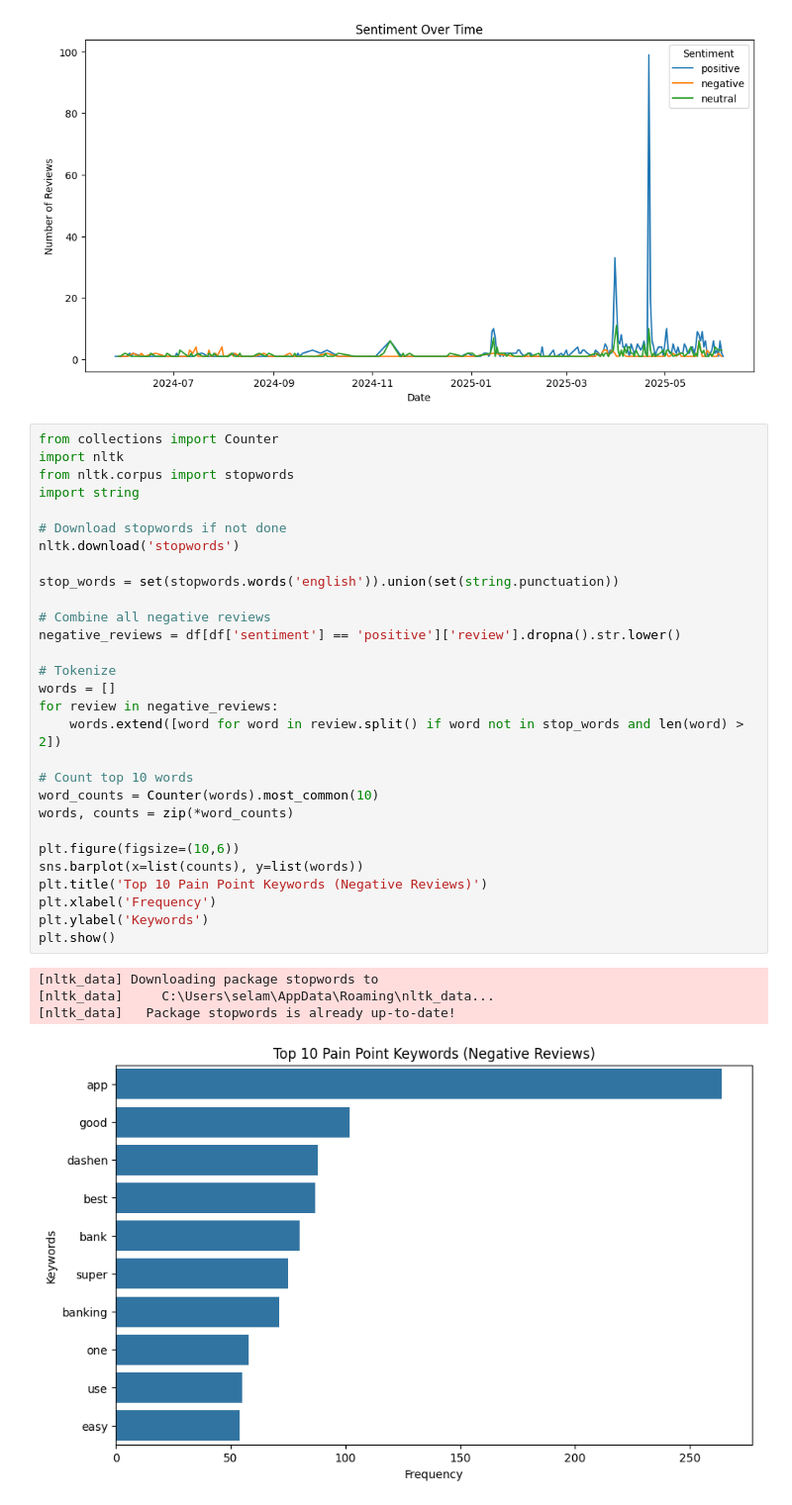
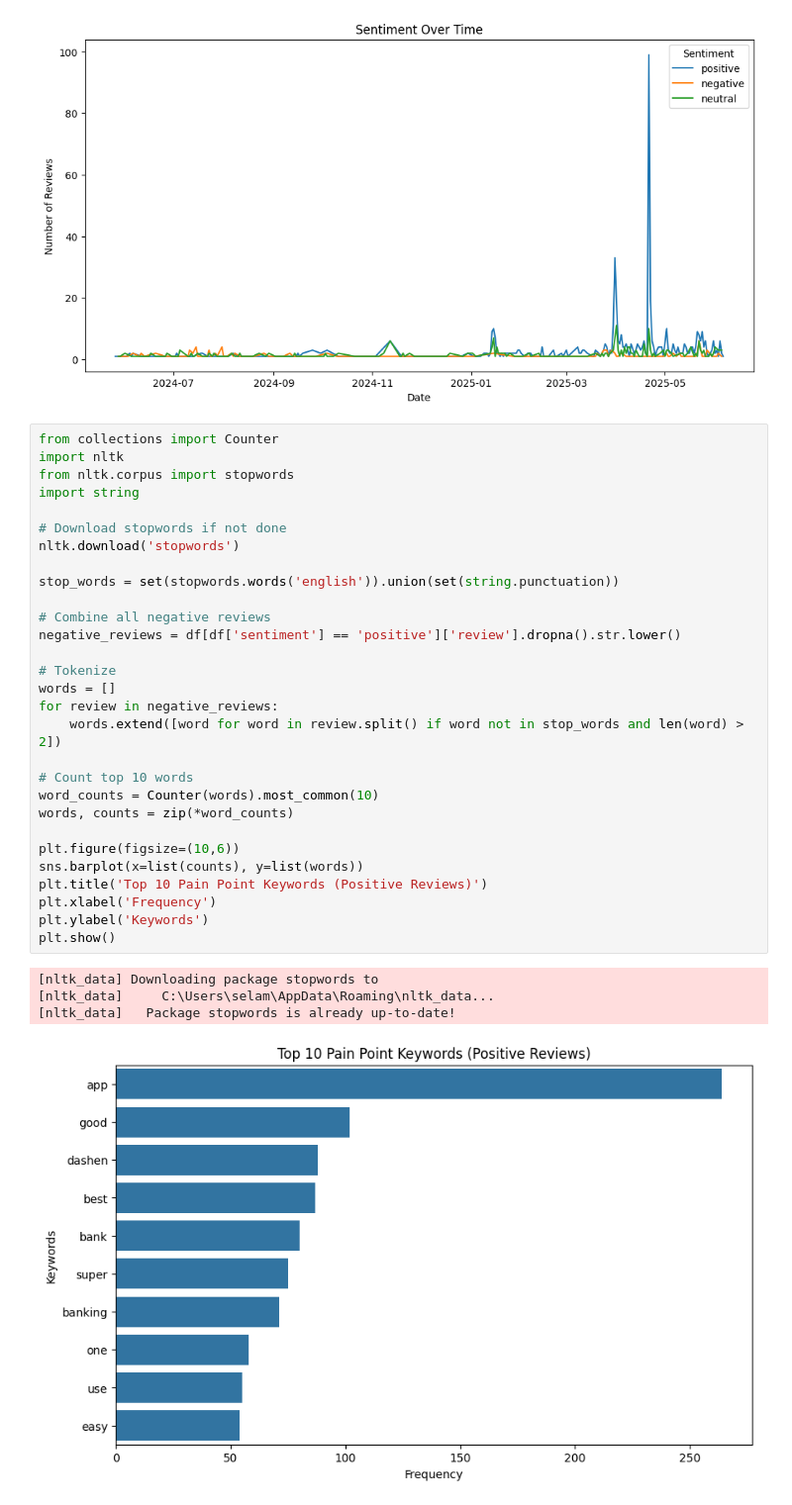
Before and after one commit to Selamawit-Alemu/week-2-Customer-Experience-Analytics-for-Fintech-Apps, a Jupyter notebook: notebooks/Insight_from _sentiment_analysis.ipynb, the cells around one changed output. Shown at 99% size. Drawn from its saved outputs; the diff is of its cells as text.

```diff
--- a/notebooks/Insight_from _sentiment_analysis.ipynb
+++ b/notebooks/Insight_from _sentiment_analysis.ipynb
@@ -177,32 +177,32 @@ from collections import Counter
 import nltk
 from nltk.corpus import stopwords
 import string
 
 # Download stopwords if not done
 nltk.download('stopwords')
 
 stop_words = set(stopwords.words('english')).union(set(string.punctuation))
 
 # Combine all negative reviews
 negative_reviews = df[df['sentiment'] == 'positive']['review'].dropna().str.lower()
 
 # Tokenize
 words = []
 for review in negative_reviews:
     words.extend([word for word in review.split() if word not in stop_words and len(word) > 2])
 
 # Count top 10 words
 word_counts = Counter(words).most_common(10)
 words, counts = zip(*word_counts)
 
 plt.figure(figsize=(10,6))
 sns.barplot(x=list(counts), y=list(words))
-plt.title('Top 10 Pain Point Keywords (Negative Reviews)')
+plt.title('Top 10 Pain Point Keywords (Positive Reviews)')
 plt.xlabel('Frequency')
 plt.ylabel('Keywords')
 plt.show()
 # %% [output]
 [nltk_data] Downloading package stopwords to
 [nltk_data]     C:\Users\selam\AppData\Roaming\nltk_data...
 [nltk_data]   Package stopwords is already up-to-date!
-[figure, old version]
+[figure, new version]
```
